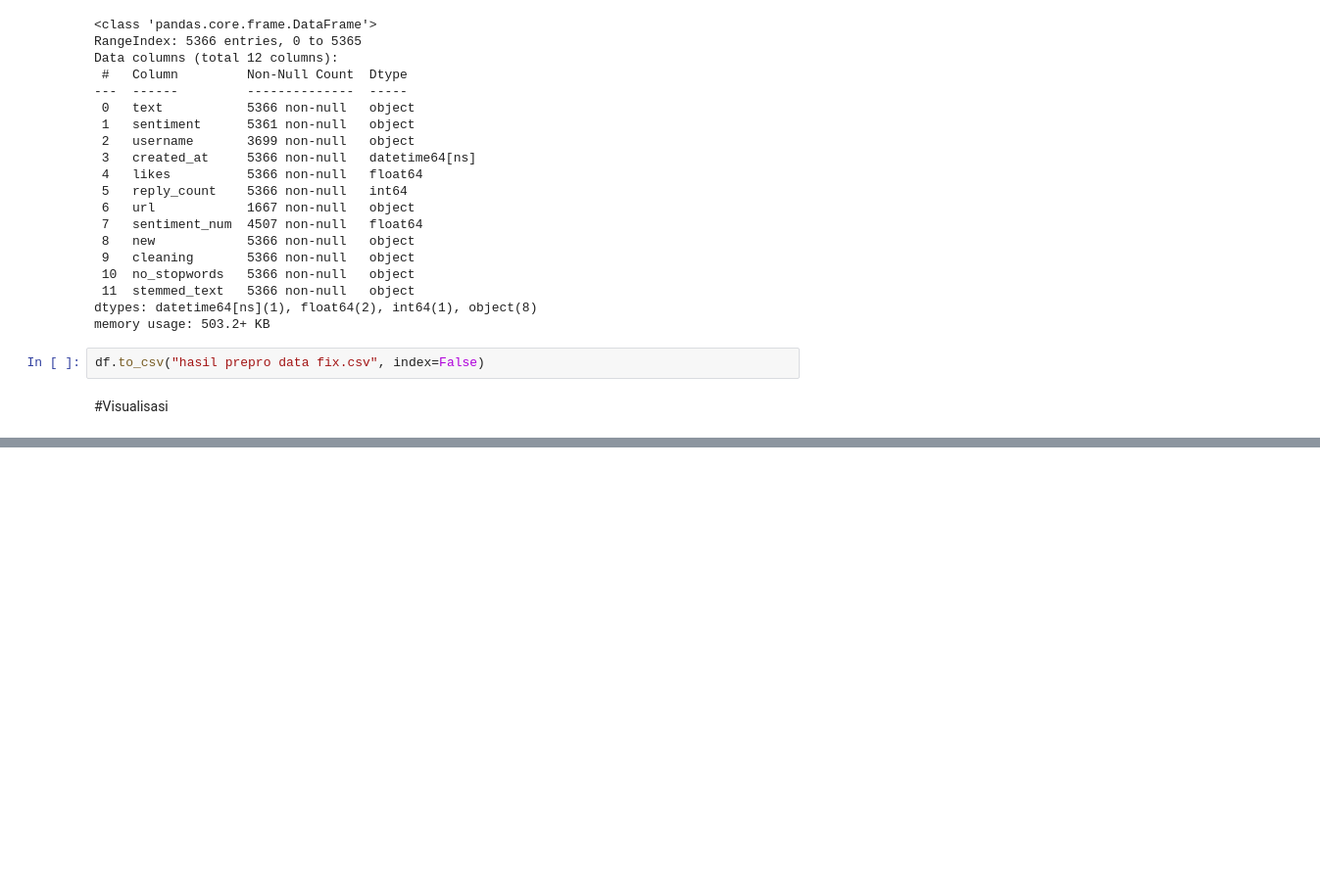
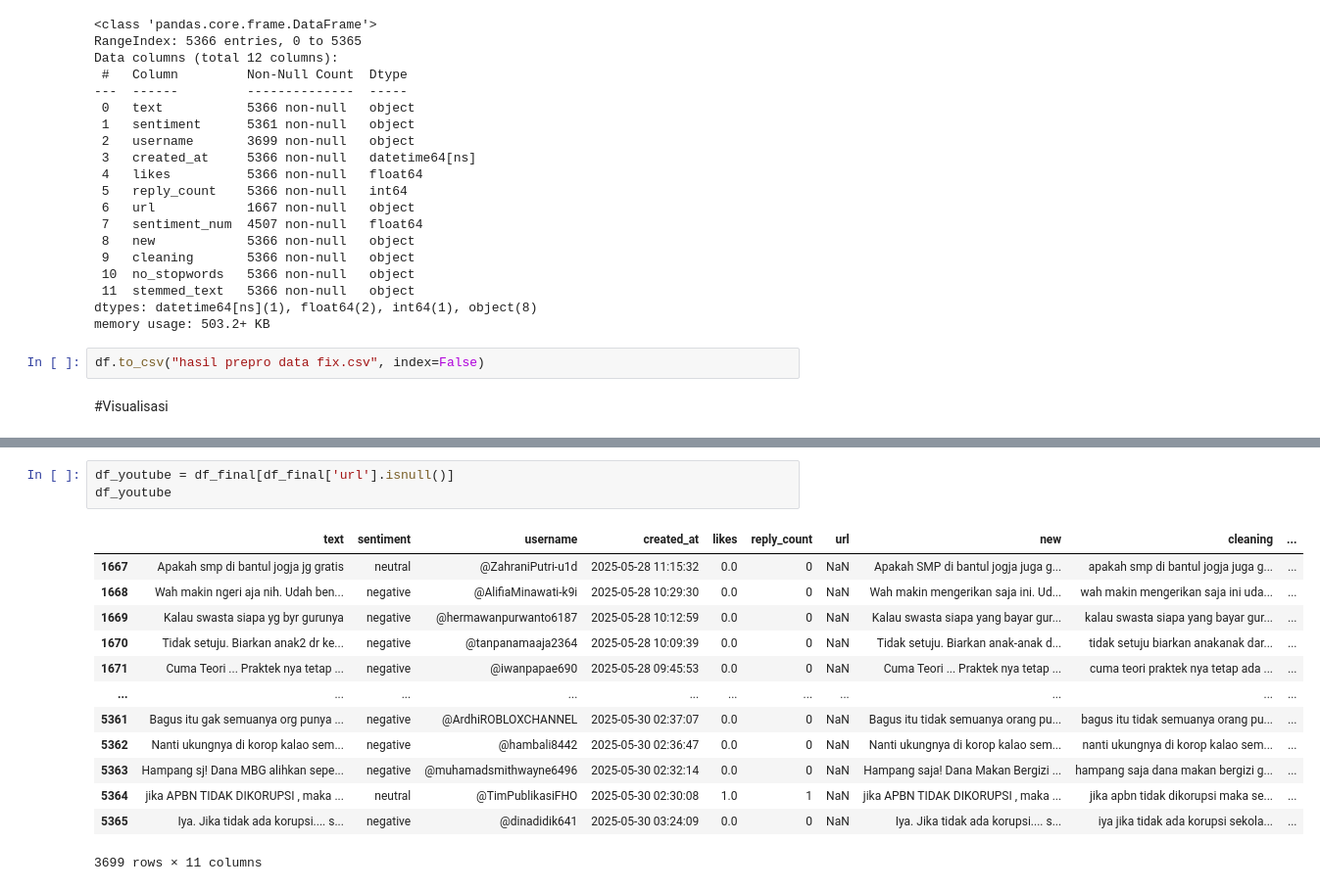
Before and after one commit to Nadira173/DATA_AMS, a Jupyter notebook: Preprocessing_Data_AMS.ipynb, the cells around one changed output, grey strips where cells are left out. Shown at 98% size. Cells and saved outputs as stored; diff of their text form; blank space fills up the shorter version.

```diff
--- a/Preprocessing_Data_AMS.ipynb
+++ b/Preprocessing_Data_AMS.ipynb
@@ -425,0 +476,17 @@ df.to_csv("hasil prepro data fix.csv", index=False)
+# %%
+df_youtube = df_final[df_final['url'].isnull()]
+df_youtube
+# %% [output]
+|  | text | sentiment | username | created_at | likes | reply_count | url | new | cleaning | ... |
+| 1667 | Apakah smp di bantul jogja jg gratis | neutral | @ZahraniPutri-u1d | 2025-05-28 11:15:32 | 0.0 | 0 | NaN | Apakah SMP di bantul jogja juga g... | apakah smp di bantul jogja juga g... | ... |
+| 1668 | Wah makin ngeri aja nih. Udah ben... | negative | @AlifiaMinawati-k9i | 2025-05-28 10:29:30 | 0.0 | 0 | NaN | Wah makin mengerikan saja ini. Ud... | wah makin mengerikan saja ini uda... | ... |
+| 1669 | Kalau swasta siapa yg byr gurunya | negative | @hermawanpurwanto6187 | 2025-05-28 10:12:59 | 0.0 | 0 | NaN | Kalau swasta siapa yang bayar gur... | kalau swasta siapa yang bayar gur... | ... |
+| 1670 | Tidak setuju. Biarkan anak2 dr ke... | negative | @tanpanamaaja2364 | 2025-05-28 10:09:39 | 0.0 | 0 | NaN | Tidak setuju. Biarkan anak-anak d... | tidak setuju biarkan anakanak dar... | ... |
+| 1671 | Cuma Teori ... Praktek nya tetap ... | negative | @iwanpapae690 | 2025-05-28 09:45:53 | 0.0 | 0 | NaN | Cuma Teori ... Praktek nya tetap ... | cuma teori praktek nya tetap ada ... | ... |
+| ... | ... | ... | ... | ... | ... | ... | ... | ... | ... | ... |
+| 5361 | Bagus itu gak semuanya org punya ... | negative | @ArdhiROBLOXCHANNEL | 2025-05-30 02:37:07 | 0.0 | 0 | NaN | Bagus itu tidak semuanya orang pu... | bagus itu tidak semuanya orang pu... | ... |
+| 5362 | Nanti ukungnya di korop kalao sem... | negative | @hambali8442 | 2025-05-30 02:36:47 | 0.0 | 0 | NaN | Nanti ukungnya di korop kalao sem... | nanti ukungnya di korop kalao sem... | ... |
+| 5363 | Hampang sj! Dana MBG alihkan sepe... | negative | @muhamadsmithwayne6496 | 2025-05-30 02:32:14 | 0.0 | 0 | NaN | Hampang saja! Dana Makan Bergizi ... | hampang saja dana makan bergizi g... | ... |
+| 5364 | jika APBN TIDAK DIKORUPSI , maka ... | neutral | @TimPublikasiFHO | 2025-05-30 02:30:08 | 1.0 | 1 | NaN | jika APBN TIDAK DIKORUPSI , maka ... | jika apbn tidak dikorupsi maka se... | ... |
+| 5365 | Iya. Jika tidak ada korupsi.... s... | negative | @dinadidik641 | 2025-05-30 03:24:09 | 0.0 | 0 | NaN | Iya. Jika tidak ada korupsi.... s... | iya jika tidak ada korupsi sekola... | ... |
+3699 rows × 11 columns
```
Also changed, not shown: parts of 22 cells of this notebook.
